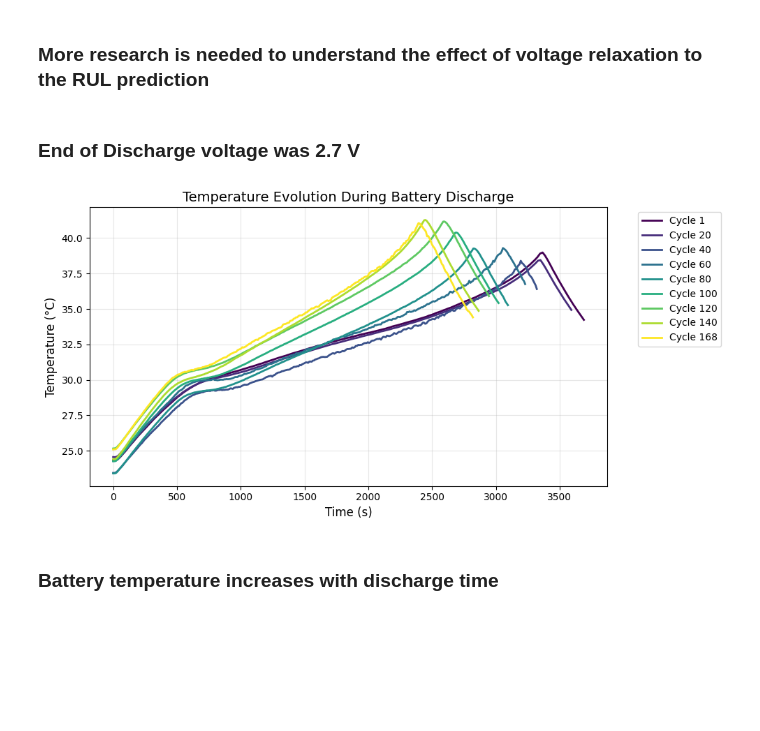
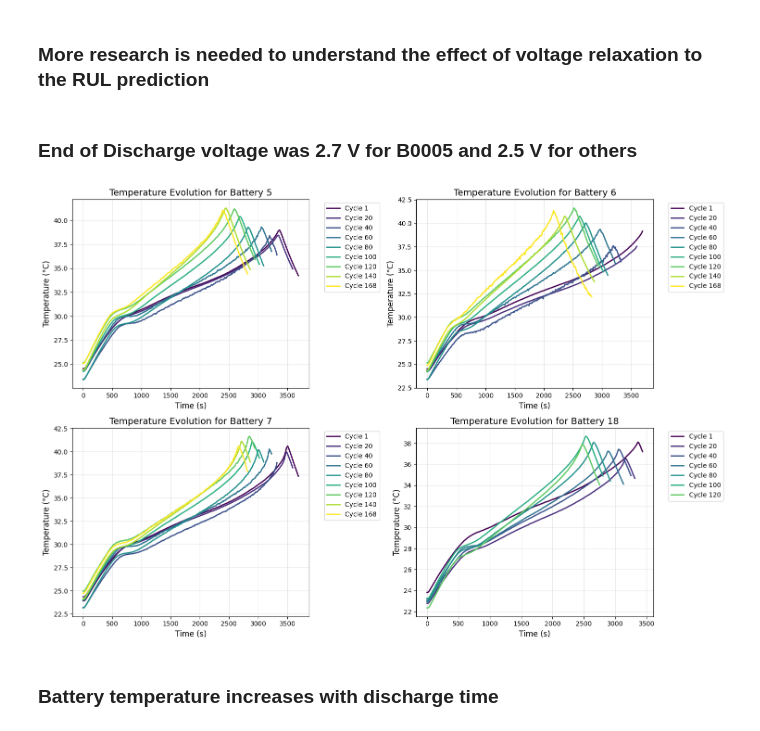
Before and after one commit to kalzbra/battery_RUL_project, a Jupyter notebook: battery_RUL.ipynb, the cells around one changed output. Saved outputs shown, nothing was run; the diff lists cells and outputs as text; code cells hidden in the pictures; blank space fills up the shorter version.

```diff
--- a/battery_RUL.ipynb
+++ b/battery_RUL.ipynb
@@ -115,7 +115,15 @@ df_6 = dataset_6[0]
 df_7 = dataset_7[0]
 df_18 = dataset_18[0]
 
-df_5.head()
+df_5["battery_id"] = 5
+df_6["battery_id"] = 6
+df_7["battery_id"] = 7
+df_18["battery_id"] = 18
+
+# comine all the dataframes
+df = pd.concat([df_5, df_6, df_7, df_18], ignore_index=True)
+
+df.head()
 # %% [output]
 |  | cycle | capacity | voltage_measured | current_measured | temperature_measured | current_load | ... |
 | 0 | 1 | 1.856487 | 4.191492 | -0.004902 | 24.330034 | -0.0006 | ... |
@@ -188,18 +197,18 @@ plt.show()
 # %% [markdown]
 ## Clean outliers
 # %%
-df_5_clean = df_5.copy()
+df_clean = df.copy()
 # Remove outliers
 
 for col in ["voltage_measured",  "voltage_load"]:
-    df_5_clean[col] = df_5_clean[col].clip(
-        lower=df_5_clean[col].quantile(0.005), upper=df_5_clean[col].quantile(0.995)
+    df_clean[col] = df_clean[col].clip(
+        lower=df_clean[col].quantile(0.005), upper=df_clean[col].quantile(0.995)
     ) # 3% and 97% quantile replacement
 
 
 for col in ["current_measured",  "current_load"]:
-    df_5_clean[col] = df_5_clean[col].clip(
-        lower=df_5_clean[col].quantile(0.01), upper=df_5_clean[col].quantile(0.995)
+    df_clean[col] = df_clean[col].clip(
+        lower=df_clean[col].quantile(0.01), upper=df_clean[col].quantile(0.995)
     )  # 3% and 97% quantile replacement
 # %%
 # Plot boxplots for all numerical features
@@ -331,29 +327,33 @@ plt.show()
 # %% [markdown]
 ### More research is needed to understand the effect of voltage relaxation to the RUL prediction
 # %% [markdown]
-### End of Discharge voltage was 2.7 V
+### End of Discharge voltage was 2.7 V for B0005 and 2.5 V for others
 # %%
-# relationship between temperature and time - colored by cycle
-plt.figure(figsize=(10, 5))
+unique_batteries = sorted(df_clean["battery_id"].unique())
+fig, axes = plt.subplots(2, 2, figsize=(15, 10))
+axes = axes.flatten()
 
-# Sample a subset of cycles to avoid overcrowding the plot
-sample_cycles = [1, 20, 40, 60, 80, 100, 120, 140, 168]  # Including first and last cycle
-colors = plt.cm.viridis(np.linspace(0, 1, len(sample_cycles)))
+for ax, batt in zip(axes, unique_batteries):
+    batt_data = df_clean[df_clean['battery_id'] == batt]
+    colors = plt.cm.viridis(np.linspace(0, 1, len(sample_cycles)))
 
-for i, cycle_num in enumerate(sample_cycles):
-    cycle_data = df_5_clean[df_5_clean['cycle'] == cycle_num]
-    plt.plot(cycle_data['time'], cycle_data['temperature_measured'],
-             color=colors[i], label=f'Cycle {cycle_num}', linewidth=2)
+    for i, cycle_num in enumerate(sample_cycles):
+        cycle_data = batt_data[batt_data['cycle'] == cycle_num]
+        if cycle_data.empty:
+            continue
+        ax.plot(cycle_data['time'], cycle_data['temperature_measured'],
+                color=colors[i], label=f'Cycle {cycle_num}', linewidth=2)
 
-plt.title("Temperature Evolution During Battery Discharge", fontsize=14)
-plt.xlabel("Time (s)", fontsize=12)
-plt.ylabel("Temperature (°C)", fontsize=12)
-plt.grid(True, alpha=0.3)
-plt.legend(bbox_to_anchor=(1.05, 1), loc='upper left')
+    ax.set_title(f"Temperature Evolution for Battery {batt}", fontsize=14)
+    ax.set_xlabel("Time (s)", fontsize=12)
+    ax.set_ylabel("Temperature (°C)", fontsize=12)
+    ax.grid(True, alpha=0.3)
+    ax.legend(bbox_to_anchor=(1.05, 1), loc='upper left')
+
 plt.tight_layout()
 plt.show()
 # %% [output]
-[figure, old version]
+[figure, new version]
 # %% [markdown]
 ### Battery temperature increases with discharge time
 # %%
```
Also changed, not shown: parts of 55 cells of this notebook.
